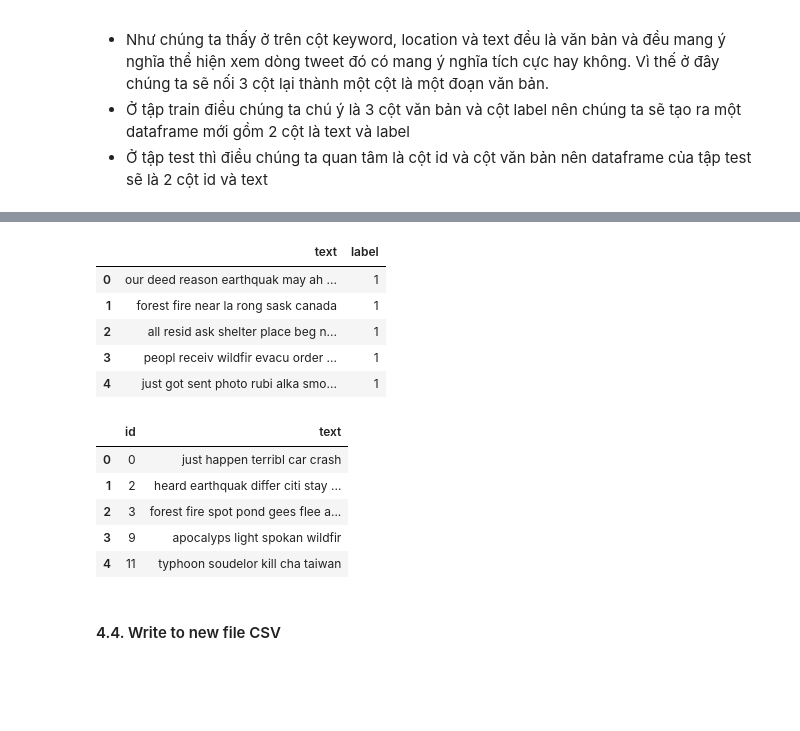
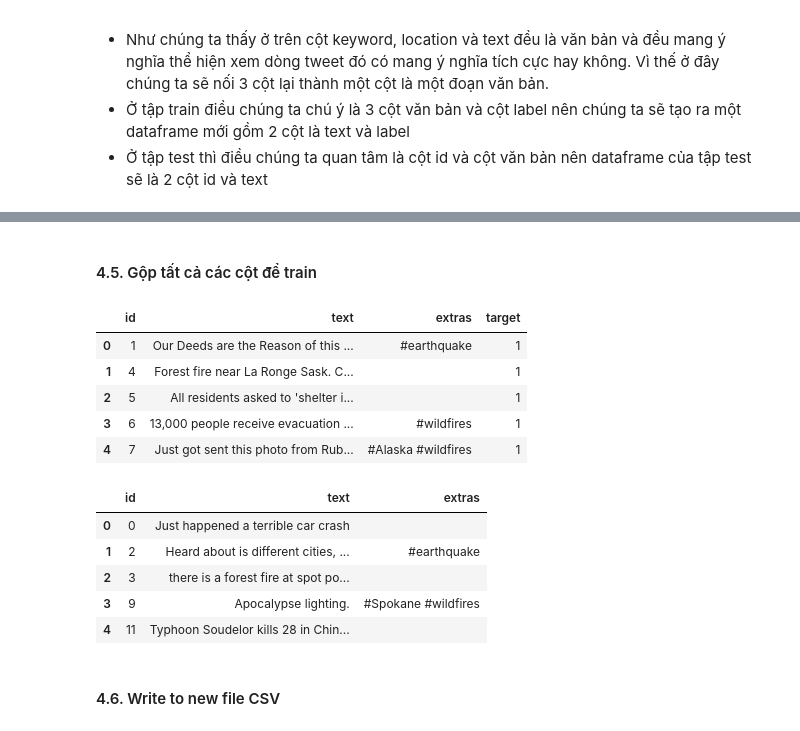
Before and after one commit to HThinh1303/IntelligentDataAnalytics_FinalProject, a Jupyter notebook: task_3-4_exploring-preprocessing.ipynb, the cells around one changed output, grey strips where cells are left out. Cells and saved outputs as stored; diff of their text form; code cells hidden in the pictures; blank space fills up the shorter version.

```diff
--- a/task_3-4_exploring-preprocessing.ipynb
+++ b/task_3-4_exploring-preprocessing.ipynb
@@ -170 +356,5 @@ def make_new_dataframe(data:pd.DataFrame,test=1):
+# %%
+for i in ['location','keyword']:
+    data_train[i] = data_train[i].fillna(f'NA_{i}')
+    data_test[i] = data_test[i].fillna(f'NA_{i}')
 # %% [markdown]
@@ -213,0 +391,11 @@ train_new['text']=train_new['text'].apply(preprocess_text)
+# %%
+data_train['text'] = data_train['text'].progress_apply(unidecode)
+data_test['text'] = data_test['text'].progress_apply(unidecode)
+# %% [markdown]
+#### 4.5. Gộp tất cả các cột để train
+# %%
+data_train['extras'] = data_train['link'].apply(' '.join) +' '+ data_train['hashtag'].apply(' '.join) +' '+ data_train['tag'].apply(' '.join)
+data_test['extras'] = data_test['link'].apply(' '.join) +' '+ data_test['hashtag'].apply(' '.join) +' '+ data_test['tag'].apply(' '.join)
+# %%
+new_train = data_train[['id','text','extras','target']]
+new_test = data_test[['id','text','extras']]
@@ -214,9 +408,9 @@ train_new['text']=train_new['text'].apply(preprocess_text)
 # %%
-train_new.head()
+new_train.head()
 # %% [output]
-|  | text | label |
-| 0 | our deed reason earthquak may ah ... | 1 |
-| 1 | forest fire near la rong sask canada | 1 |
-| 2 | all resid ask shelter place beg n... | 1 |
-| 3 | peopl receiv wildfir evacu order ... | 1 |
-| 4 | just got sent photo rubi alka smo... | 1 |
+|  | id | text | extras | target |
+| 0 | 1 | Our Deeds are the Reason of this ... | #earthquake | 1 |
+| 1 | 4 | Forest fire near La Ronge Sask. C... |  | 1 |
+| 2 | 5 | All residents asked to 'shelter i... |  | 1 |
+| 3 | 6 | 13,000 people receive evacuation ... | #wildfires | 1 |
+| 4 | 7 | Just got sent this photo from Rub... | #Alaska #wildfires | 1 |
@@ -227,13 +417,13 @@ test_new['text']=test_new['text'].apply(preprocess_text)
-# %%
-test_new.head(5)
-# %% [output]
-|  | id | text |
-| 0 | 0 | just happen terribl car crash |
-| 1 | 2 | heard earthquak differ citi stay ... |
-| 2 | 3 | forest fire spot pond gees flee a... |
-| 3 | 9 | apocalyps light spokan wildfir |
-| 4 | 11 | typhoon soudelor kill cha taiwan |
+# %%
+new_test.head()
+# %% [output]
+|  | id | text | extras |
+| 0 | 0 | Just happened a terrible car crash |  |
+| 1 | 2 | Heard about is different cities, ... | #earthquake |
+| 2 | 3 | there is a forest fire at spot po... |  |
+| 3 | 9 | Apocalypse lighting. | #Spokane #wildfires |
+| 4 | 11 | Typhoon Soudelor kills 28 in Chin... |  |
 # %% [markdown]
-#### 4.4. Write to new file CSV
+#### 4.6. Write to new file CSV
 # %%
 # train data
```
Also changed, not shown: parts of 41 cells of this notebook, 2 other files.
